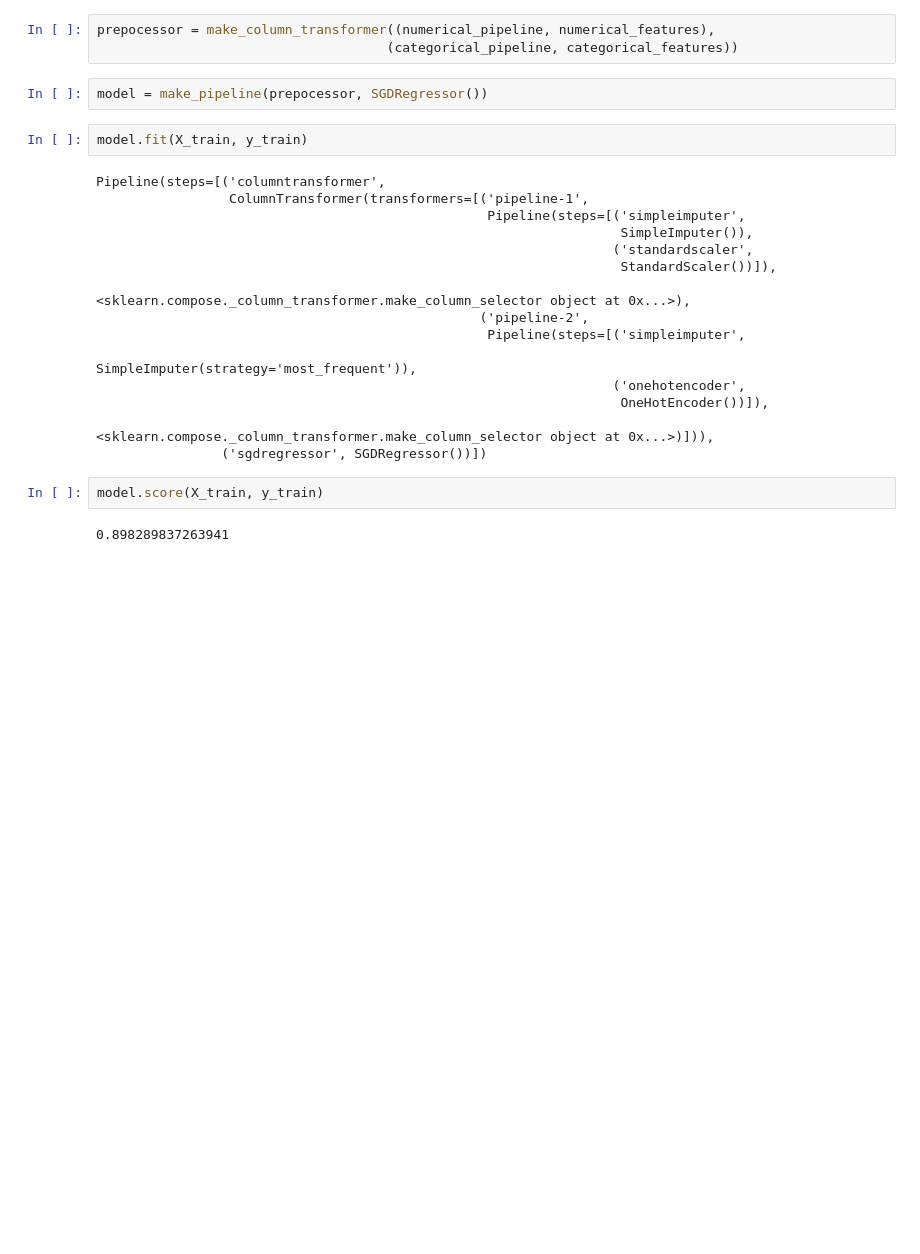
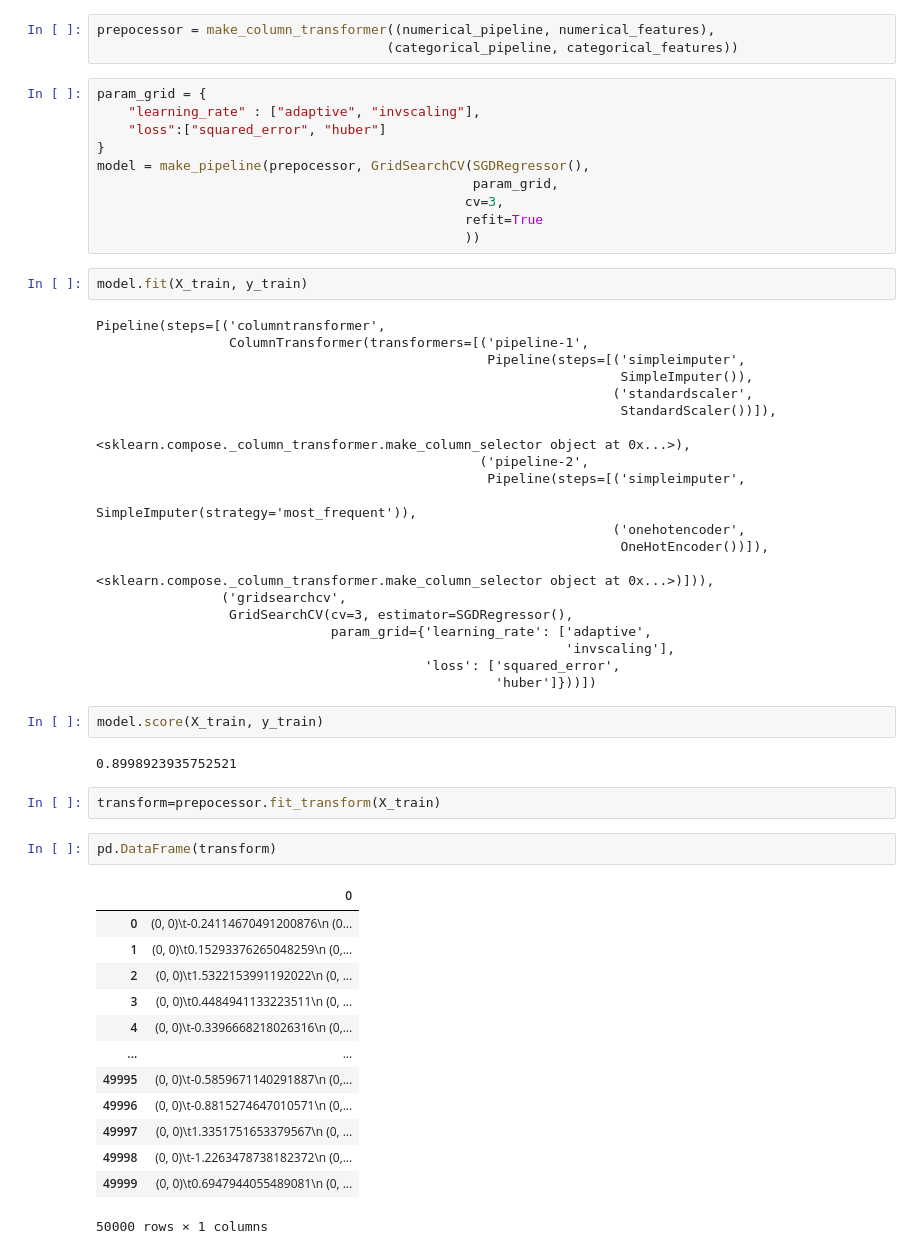
Before and after one commit to matardoky/ould-, a Jupyter notebook: Preprocessing.ipynb, the cells around one changed output. Drawn from its saved outputs; the diff is of its cells as text; blank space fills up the shorter version.

```diff
--- a/preprocessing.ipynb
+++ b/Preprocessing.ipynb
@@ -69,7 +70,15 @@ categorical_pipeline = make_pipeline(SimpleImputer(strategy="most_frequent"),
 prepocessor = make_column_transformer((numerical_pipeline, numerical_features),
                                      (categorical_pipeline, categorical_features))
 # %%
-model = make_pipeline(prepocessor, SGDRegressor())
+param_grid = {
+    "learning_rate" : ["adaptive", "invscaling"],
+    "loss":["squared_error", "huber"]
+}
+model = make_pipeline(prepocessor, GridSearchCV(SGDRegressor(),
+                                                param_grid,
+                                               cv=3,
+                                               refit=True
+                                               ))
 # %%
 model.fit(X_train, y_train)
 # %% [output]
@@ -86,8 +95,31 @@ Pipeline(steps=[('columntransformer',
                                                                   ('onehotencoder',
                                                                    OneHotEncoder())]),
                                                   <sklearn.compose._column_transformer.make_column_selector object at 0x...>)])),
-                ('sgdregressor', SGDRegressor())])
+                ('gridsearchcv',
+                 GridSearchCV(cv=3, estimator=SGDRegressor(),
+                              param_grid={'learning_rate': ['adaptive',
+                                                            'invscaling'],
+                                          'loss': ['squared_error',
+                                                   'huber']}))])
 # %%
 model.score(X_train, y_train)
 # %% [output]
-0.898289837263941
+0.8998923935752521
+# %%
+transform=prepocessor.fit_transform(X_train)
+# %%
+pd.DataFrame(transform)
+# %% [output]
+|  | 0 |
+| 0 | (0, 0)\t-0.24114670491200876\n (0... |
+| 1 | (0, 0)\t0.15293376265048259\n (0,... |
+| 2 | (0, 0)\t1.5322153991192022\n (0, ... |
+| 3 | (0, 0)\t0.4484941133223511\n (0, ... |
+| 4 | (0, 0)\t-0.3396668218026316\n (0,... |
+| ... | ... |
+| 49995 | (0, 0)\t-0.5859671140291887\n (0,... |
+| 49996 | (0, 0)\t-0.8815274647010571\n (0,... |
+| 49997 | (0, 0)\t1.3351751653379567\n (0, ... |
+| 49998 | (0, 0)\t-1.2263478738182372\n (0,... |
+| 49999 | (0, 0)\t0.6947944055489081\n (0, ... |
+50000 rows × 1 columns
```
Also changed, not shown: parts of 2 cells of this notebook.
